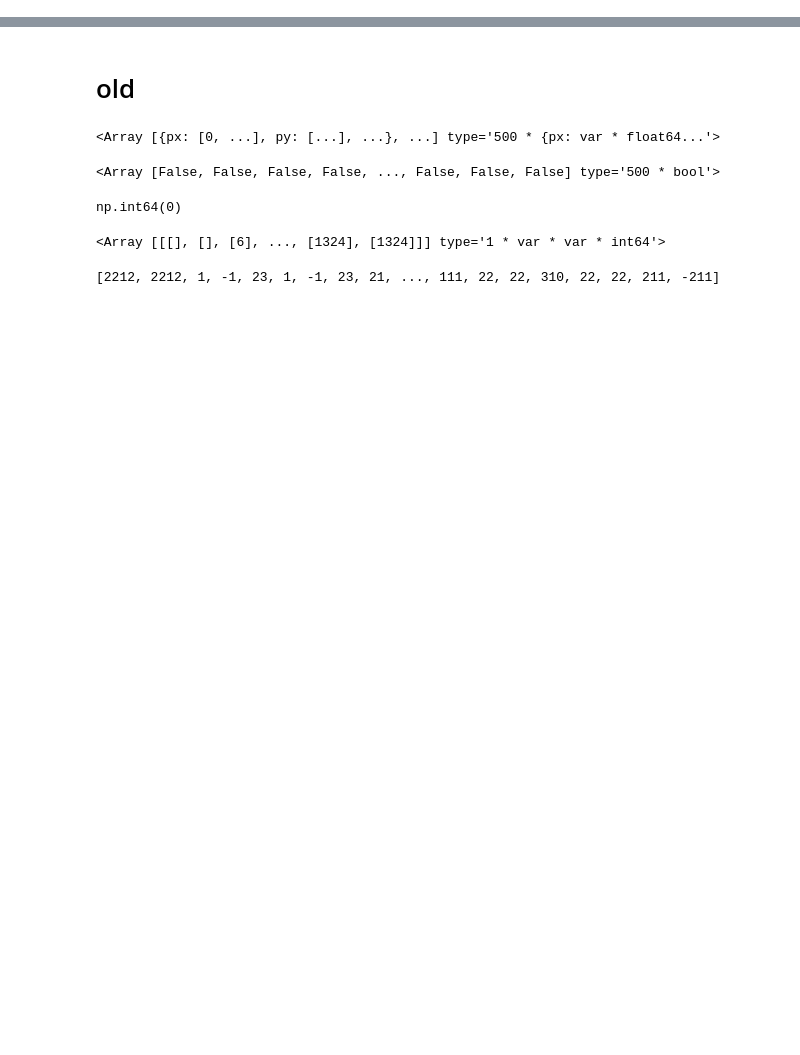
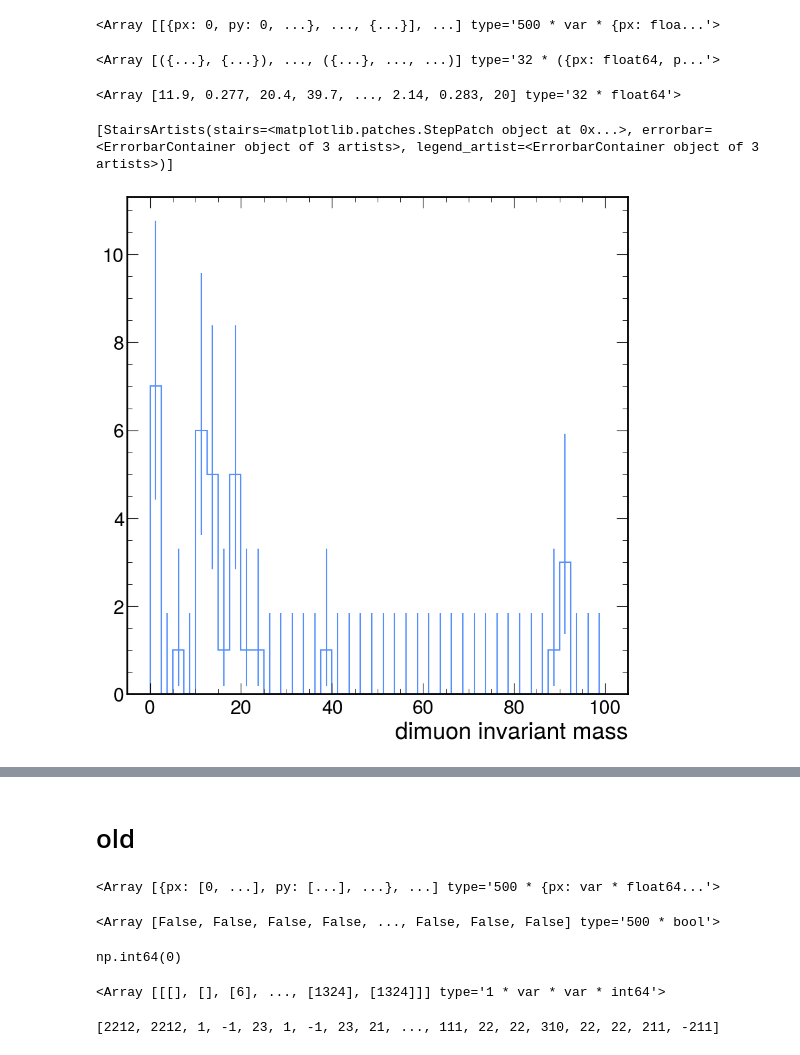
Before and after one commit to ravikoka/z_plus_hf, a Jupyter notebook: feasibility/analysis.ipynb, the cells around one changed output, grey strips where cells are left out. Drawn from its saved outputs; the diff is of its cells as text; code cells hidden in the pictures; blank space fills up the shorter version.

```diff
--- a/feasibility/analysis.ipynb
+++ b/feasibility/analysis.ipynb
@@ -10,0 +101,39 @@ from numba import njit
+# %%
+events_zipped = ak.zip(
+    {
+        'px': events['px'],
+        'py': events['py'],
+        'pz': events['pz'],
+        'pdg': events['pdg'],
+        'is_final': events['is_final'],
+        'mother_list': events['mother_list'],
+    },
+    depth_limit=2
+)
+events_zipped
+# %% [output]
+<Array [[{px: 0, py: 0, ...}, ..., {...}], ...] type='500 * var * {px: floa...'>
+# %%
+muon_filter = (events_zipped['pdg'] == 13) & (events_zipped['is_final'])
+muons = events_zipped[muon_filter]
+
+anti_muon_filter = (events_zipped['pdg'] == -13) & (events_zipped['is_final'])
+anti_muons = events_zipped[anti_muon_filter]
+#events_zipped[0]
+# %%
+pairs = ak.cartesian([muons, anti_muons])
+# %%
+ak.flatten(pairs)
+# %% [output]
+<Array [({...}, {...}), ..., ({...}, ..., ...)] type='32 * ({px: float64, p...'>
+# %%
+ak.flatten(mass(pairs, 0.1056583755, 0.1056583755))
+# %% [output]
+<Array [11.9, 0.277, 20.4, 39.7, ..., 2.14, 0.283, 20] type='32 * float64'>
+# %%
+inv_mass = hist.Hist(hist.axis.Regular(40, 0, 100, name='dimuon invariant mass'))
+inv_mass.fill(ak.flatten(mass(pairs, 0.1056583755, 0.1056583755)))
+hep.histplot(inv_mass)
+# %% [output]
+[StairsArtists(stairs=<matplotlib.patches.StepPatch object at 0x...>, errorbar=<ErrorbarContainer object of 3 artists>, legend_artist=<ErrorbarContainer object of 3 artists>)]
+[figure, added]
```
Also changed, not shown: parts of 24 cells of this notebook.
